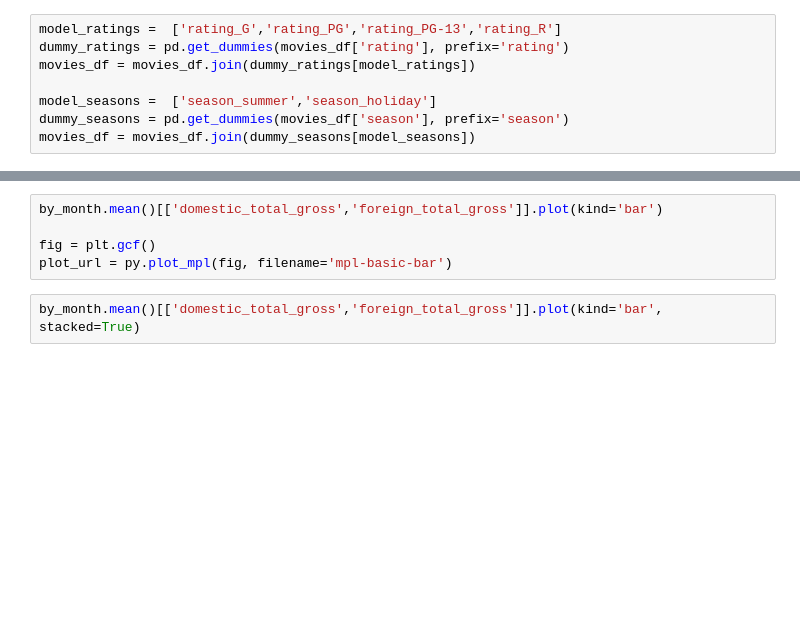
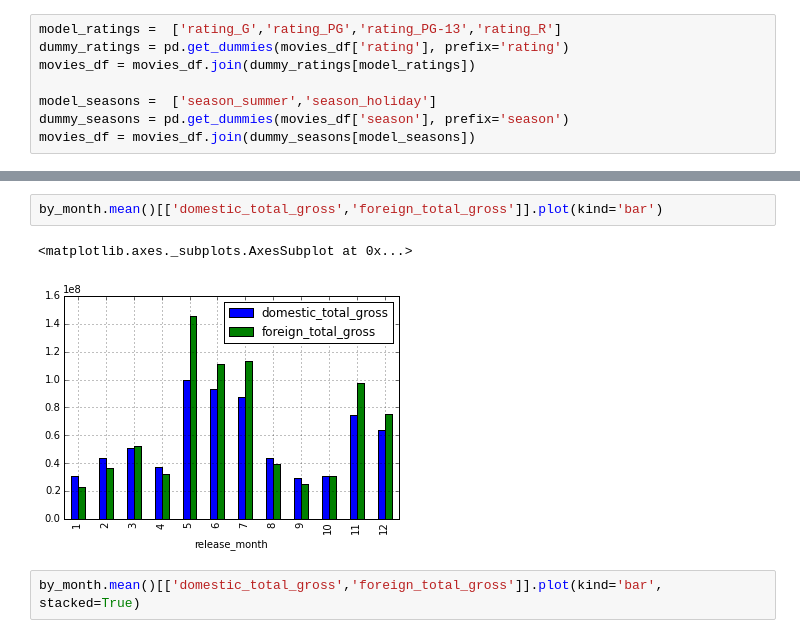
Before and after one commit to michaelmoliterno/metis-projects, a Jupyter notebook: luther/MovieAnalysis.ipynb, the cells around one changed output, grey strips where cells are left out. Drawn from its saved outputs; the diff is of its cells as text; blank space fills up the shorter version.

```diff
--- a/luther/MovieAnalysis.ipynb
+++ b/luther/MovieAnalysis.ipynb
@@ -400,8 +55,8 @@ by_month = movies_df.groupby('release_month')
 # %%
 by_month.mean()[['domestic_total_gross','foreign_total_gross']].plot(kind='bar')
-
-fig = plt.gcf()
-plot_url = py.plot_mpl(fig, filename='mpl-basic-bar')
+# %% [output]
+<matplotlib.axes._subplots.AxesSubplot at 0x...>
+[figure, added]
 # %%
 by_month.mean()[['domestic_total_gross','foreign_total_gross']].plot(kind='bar', stacked=True)
 # %% [output]
```
Also changed, not shown: parts of 42 cells of this notebook, 1 other file.
